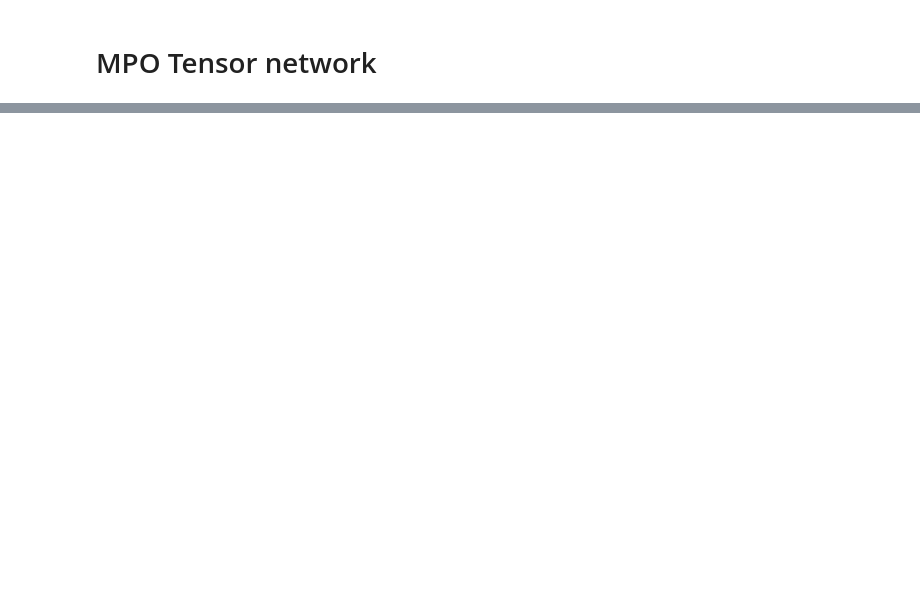
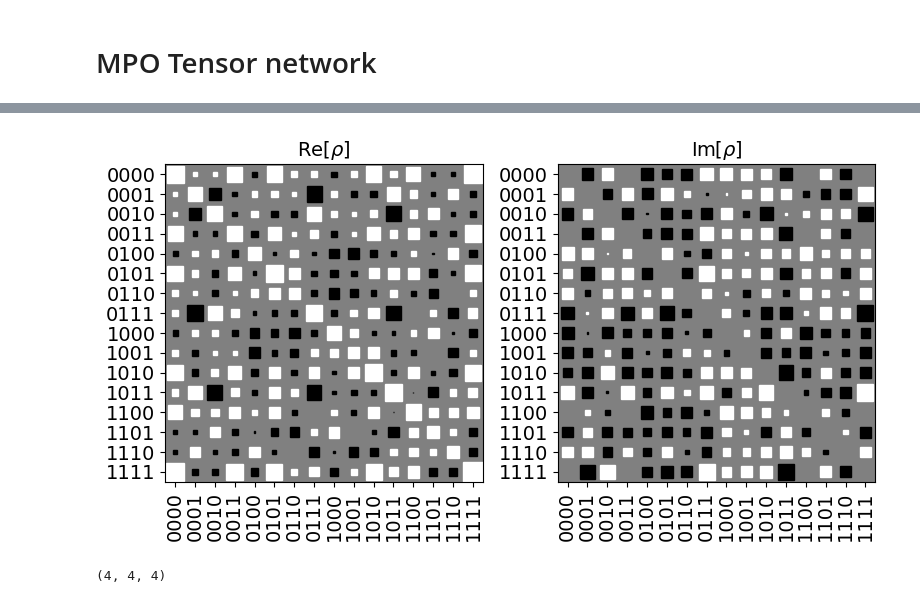
Before and after one commit to jkfids/corrqec2, a Jupyter notebook: notebooks/spc_tn.ipynb, the cells around one changed output, grey strips where cells are left out. Saved outputs shown, nothing was run; the diff lists cells and outputs as text; code cells hidden in the pictures; blank space fills up the shorter version.

```diff
--- a/notebooks/spc_tn.ipynb
+++ b/notebooks/spc_tn.ipynb
@@ -25,0 +163,8 @@ U_init = U_init.reshape(1, dS2, dS2, dE2)
+# %%
+plot_state_hinton(T.data)
+# %% [output]
+[figure, added]
+# %%
+V.shape
+# %% [output]
+(4, 4, 4)
```
Also changed, not shown: parts of 34 cells of this notebook, 5 other files.
